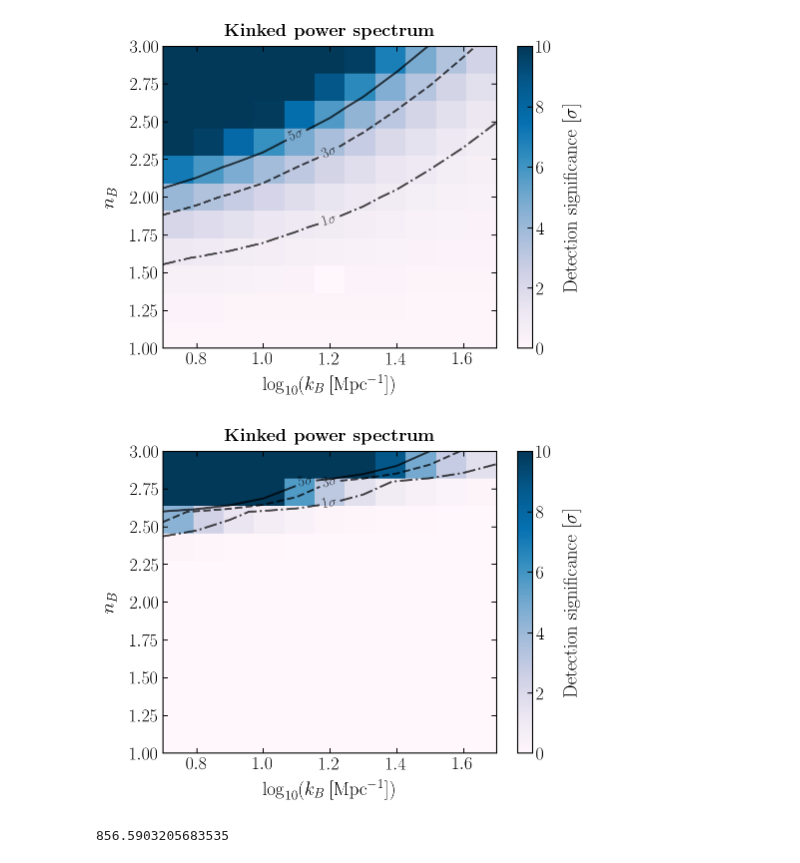
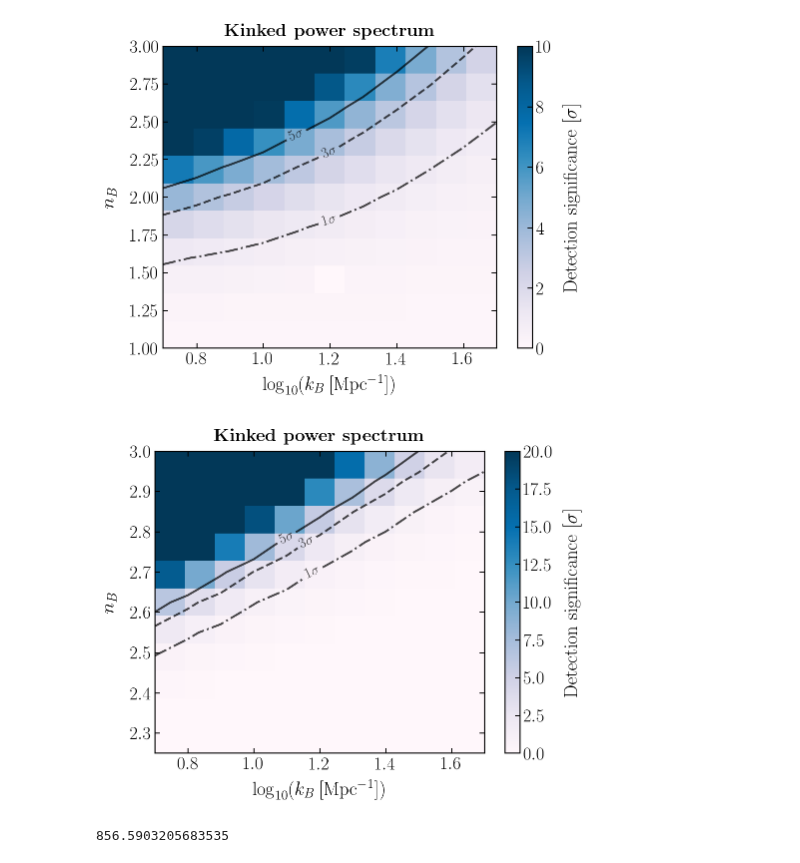
Before and after one commit to smsharma/astrometry-lensing-correlations, a Jupyter notebook: theory/notebooks/08_kink_pipeline.ipynb, the cells around one changed output. Saved outputs shown, nothing was run; the diff lists cells and outputs as text; code cells hidden in the pictures.

Commit message:
Prepared massive cluster runs

```diff
--- a/theory/notebooks/08_kink_pipeline.ipynb
+++ b/theory/notebooks/08_kink_pipeline.ipynb
@@ -296,51 +293,51 @@ plt.tight_layout()
 # %% [output]
 [figure]
 # %%
-n_B_ary = np.linspace(1., 3, 11)
+n_B_ary = np.linspace(2.25, 3, 11)
 k_B_ary = np.logspace(np.log10(5), np.log10(50), 11)
 
 sens_ary = np.zeros((len(n_B_ary), len(k_B_ary)))
 
 for i_n_B, n_B in enumerate((tqdm(n_B_ary))):
     for i_k_B, k_B in enumerate(k_B_ary):
-        if not os.path.isfile("../cluster/cluster_out/calib_" + str(k_B) + "_" + str(n_B) + ".npz"): continue
-        Cl_mu_ary = np.load("../cluster/cluster_out/calib_" + str(k_B) + "_" + str(n_B) + ".npz")['C_l_mu_new']
-        Cl_alpha_ary = np.load("../cluster/cluster_out/calib_" + str(k_B) + "_" + str(n_B) + ".npz")['C_l_alpha_new']
+        if not os.path.isfile("../cluster/cluster_out/calib_a_" + str(k_B) + "_" + str(n_B) + ".npz"): continue
+        Cl_mu_ary = np.load("../cluster/cluster_out/calib_a_" + str(k_B) + "_" + str(n_B) + ".npz")['C_l_mu_new']
+        Cl_alpha_ary = np.load("../cluster/cluster_out/calib_a_" + str(k_B) + "_" + str(n_B) + ".npz")['C_l_alpha_new']
         sens_ary[i_n_B, i_k_B] = get_sens_with_alpha(Cl_mu_ary, Cl_alpha_ary, sigma_mu=10000, sigma_alpha=.1, l_max=10000)[1]
 # %%
 mpl.rcParams['figure.figsize'] = 7, 5.5
 
 levels = [1,3,5]
 # levels = [0.1,0.2,5]
 
 X, Y = np.meshgrid(np.log10(k_B_ary), n_B_ary)
 
 fig, ax = plt.subplots()
 
 CS = ax.contour(X, Y, sens_ary, levels = levels, linestyles=['-.','--','-'], colors='k', linewidths=2, alpha=0.7)
 
 fmt = {}
 strs = ['1$\sigma$', '3$\sigma$', '5$\sigma$']
 for l, s in zip(CS.levels, strs):
     fmt[l] = s
 
-im = ax.imshow(sens_ary,cmap = 'PuBu', aspect='auto', origin='lower', extent=[np.log10(5),np.log10(50),1,3], vmin=0, vmax=10)
+im = ax.imshow(sens_ary,cmap = 'PuBu', aspect='auto', origin='lower', extent=[np.log10(5),np.log10(50),2.25,3], vmin=0, vmax=20)
 
 ax.clabel(CS, fmt=fmt,inline=1, fontsize=14)
 
 ax.set_xlabel("$\log_{10}(k_B\,\mathrm{[Mpc^{-1}]})$")
 ax.set_ylabel("$n_B$")
 ax.set_title('\\textbf{Kinked power spectrum}', fontsize=18)
 
 cbar = fig.colorbar(im)
 cbar.set_label('Detection significance [$\sigma$]')
 
 plt.tight_layout()
 # plt.savefig(plots_dir + "kink_PS_sig.pdf")
 
 # plt.ylim(2, 3)
 # %% [output]
-[figure, old version]
+[figure, new version]
 # %%
 k_B = 3.
 Cl_mu_ary = np.load("../cluster/cluster_out/calib2_6.294627058970836_3.0.npz")['C_l_mu_new']
```
Also changed, not shown: parts of 1 cell of this notebook, 2 other files.
